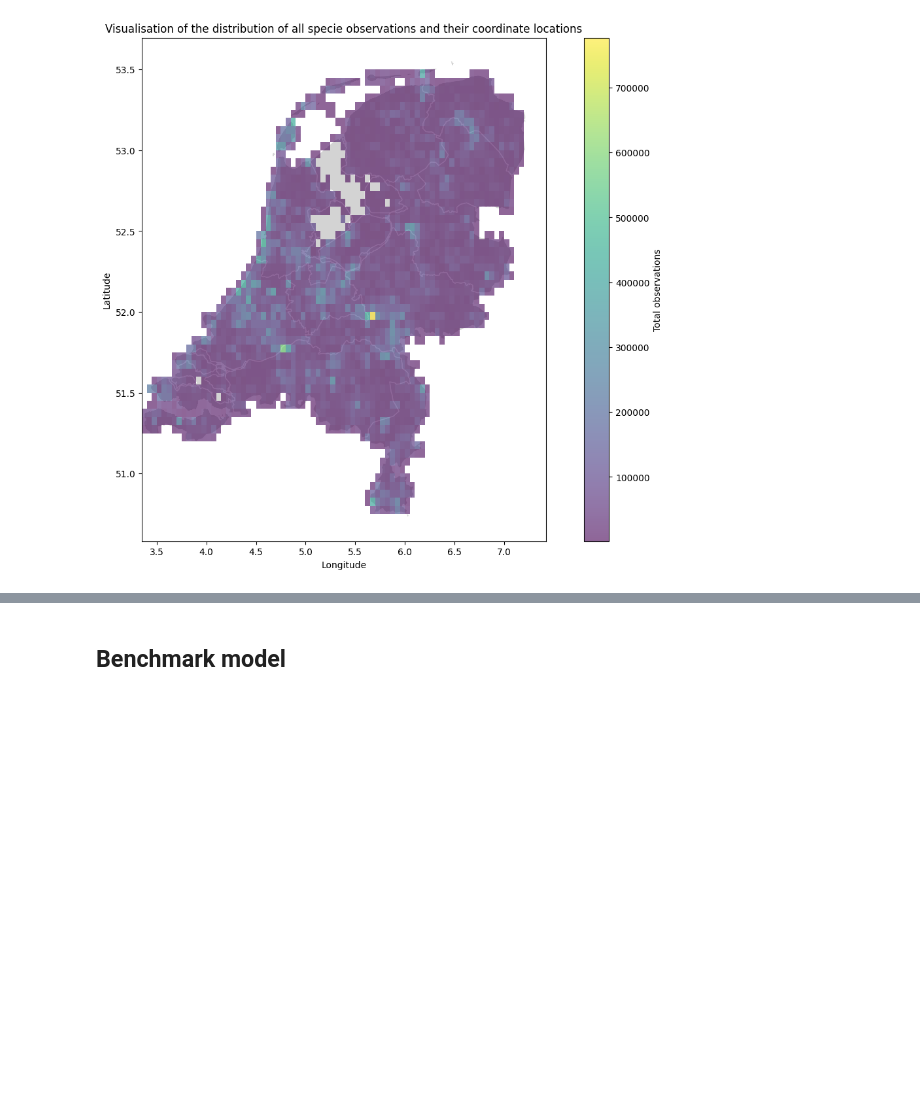
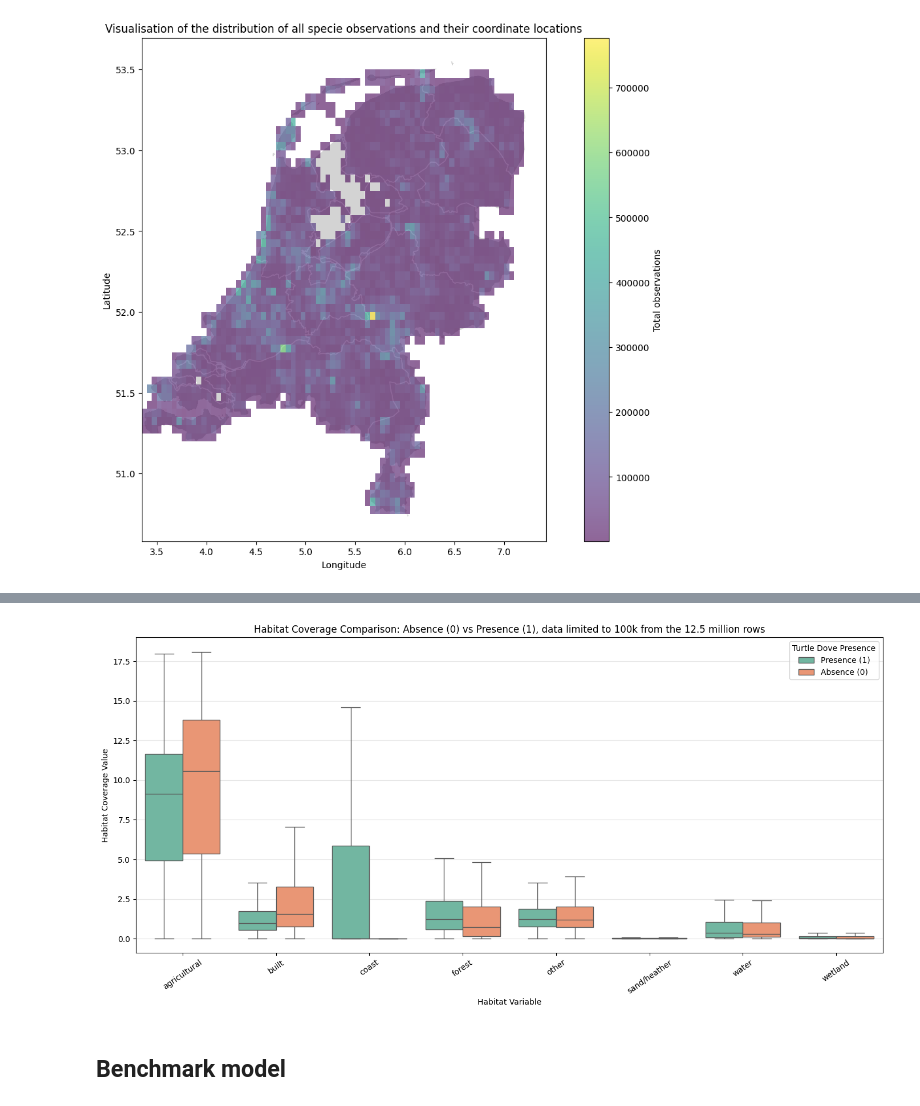
Before and after one commit to Lars399/DSAI-project-, a Jupyter notebook: Main_notebook.ipynb, the cells around one changed output, grey strips where cells are left out. Cells and saved outputs as stored; diff of their text form; code cells hidden in the pictures; blank space fills up the shorter version.

```diff
--- a/Main_notebook.ipynb
+++ b/Main_notebook.ipynb
@@ -245,3 +304,57 @@ show_distribution_map(merged_df, nl_layer)
+# %%
+# Grouped Boxplots: Comparing habitat coverage when bird is Absent vs Present
+
+# Get ONLY the row numbers (indices) where presence is 0
+absence_indices = merged_df.index[merged_df['presence'] == 0]
+
+# Randomly sample 100,000 row numbers from that list
+np.random.seed(42)
+sample_size = min(100000, len(absence_indices))
+sampled_indices = np.random.choice(absence_indices, size=sample_size, replace=False)
+
+# Pull ONLY those 100,000 rows, and combine them with the rare presence rows (1)
+absence_sample = merged_df.loc[sampled_indices]
+presence_df = merged_df[merged_df['presence'] == 1]
+
+plot_sample_df = pd.concat([presence_df, absence_sample])
+
+# Melt the tiny sampled dataframe
+melted_habitats = pd.melt(
+    plot_sample_df,
+    id_vars=['presence'],
+    value_vars=env_cols,
+    var_name='habitat_type',
+    value_name='coverage_value'
+)
+
+melted_habitats['presence'] = melted_habitats['presence'].map({
+    0: 'Absence (0)',
+    1: 'Presence (1)'
+})
+
+# Plot grouped boxplots using Seaborn
+plt.figure(figsize=(14, 7))
+sns.boxplot(
+    x='habitat_type',
+    y='coverage_value',
+    hue='presence',
+    data=melted_habitats,
+    palette='Set2',
+    showfliers=False
+)
+
+plt.title('Habitat Coverage Comparison: Absence (0) vs Presence (1), data limited to 100k from the 12.5 million rows')
+plt.xlabel('Habitat Variable')
+plt.ylabel('Habitat Coverage Value')
+plt.xticks(rotation=35)
+plt.grid(axis='y', alpha=0.3)
+
+plt.legend(title='Turtle Dove Presence')
+
+plt.tight_layout()
+plt.show()
+# %% [output]
+[figure, added]
 # %% [markdown]
 ## Benchmark model
 # %%
```
Also changed, not shown: parts of 9 cells of this notebook.
